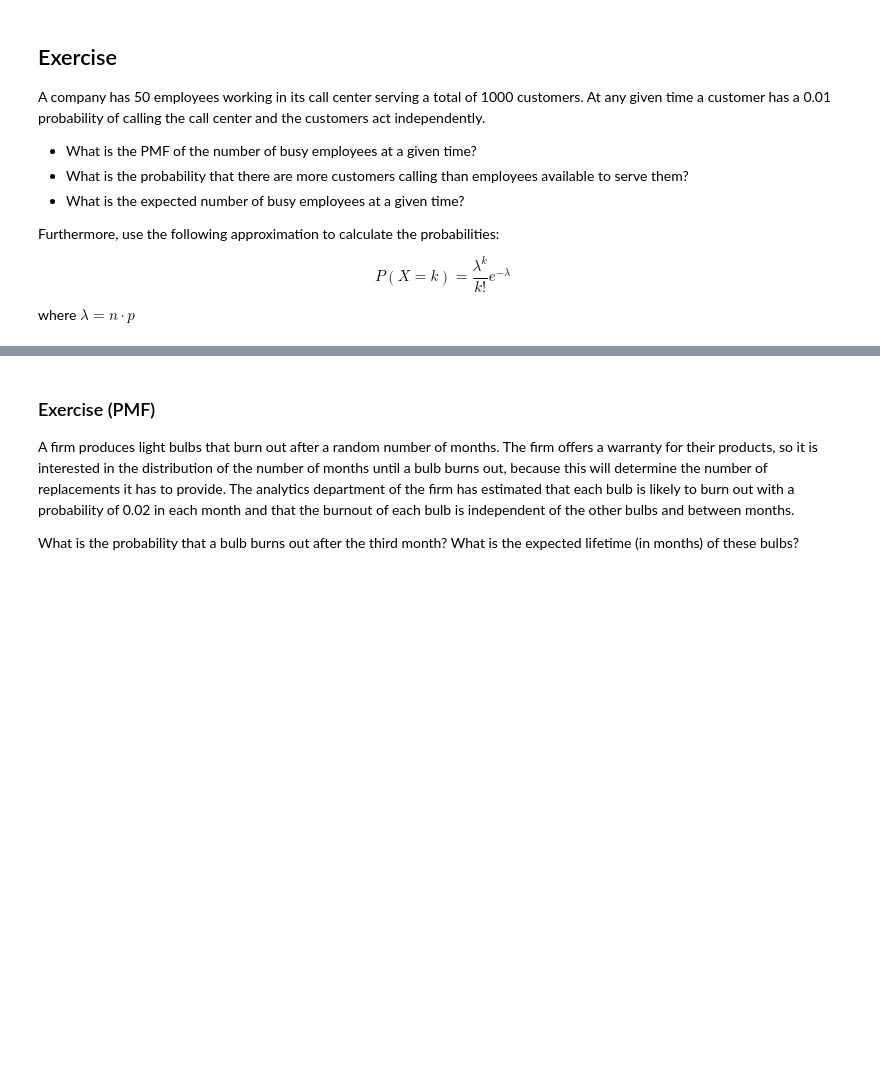
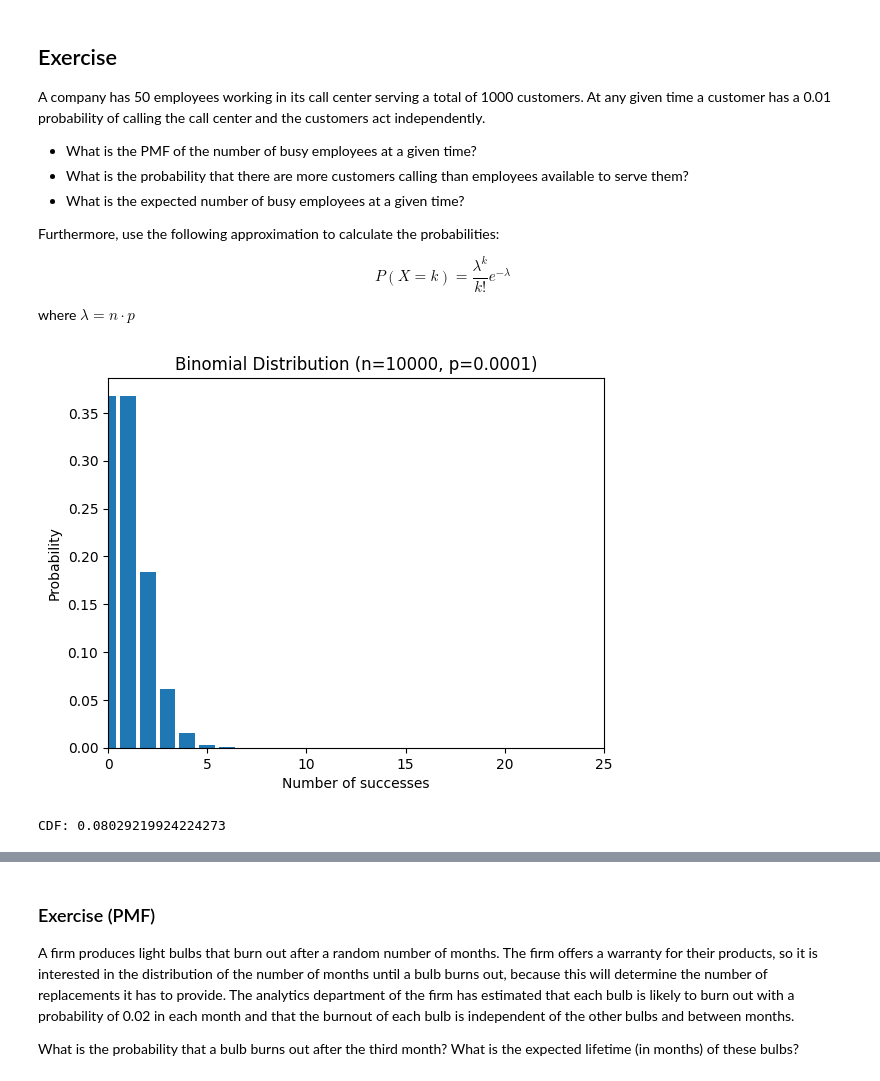
Before and after one commit to febse/stat2025, a Jupyter notebook: 08-Discrete-Random-Variables-Problems-Class.ipynb, the cells around one changed output, grey strips where cells are left out. Saved outputs shown, nothing was run; the diff lists cells and outputs as text; code cells hidden in the pictures; blank space fills up the shorter version.

```diff
--- a/08-Discrete-Random-Variables-Problems-Class.ipynb
+++ b/08-Discrete-Random-Variables-Problems-Class.ipynb
@@ -78,6 +80,35 @@ P(X = k) = \frac{\lambda^k}{k!} e^{-\lambda}
 $$
 
 where $\lambda = n \cdot p$
+# %%
+# Plot the binomial distribution for n=10 and p=0.5
+
+import numpy as np
+import matplotlib.pyplot as plt
+from scipy.stats import binom
+
+n = 10000
+p = 0.0001
+
+x = np.arange(0, n+1)
+pmf = binom.pmf(x, n, p)
+plt.bar(x, pmf)
+plt.xlabel('Number of successes')
+plt.ylabel('Probability')
+plt.title(f'Binomial Distribution (n={n}, p={p})')
+plt.xlim(0, 25)  # Limit x-axis for better visualization
+plt.show()
+# %% [output]
+[figure, added]
+# %%
+# Compute the PMF and the CDF of a binomial distribution
+from scipy.stats import binom
+
+prob_all_employed = 1 - binom.cdf(2, n, p)
+
+print("CDF:", prob_all_employed)
+# %% [output]
+CDF: 0.08029219924224273
 # %%
 # Plot the Poisson distribution with lambda=n * p
 
```
Also changed, not shown: parts of 3 cells of this notebook.
